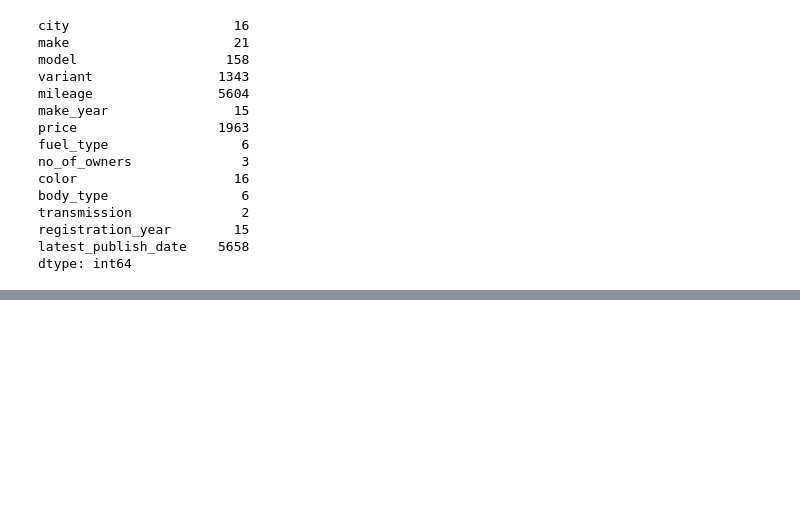
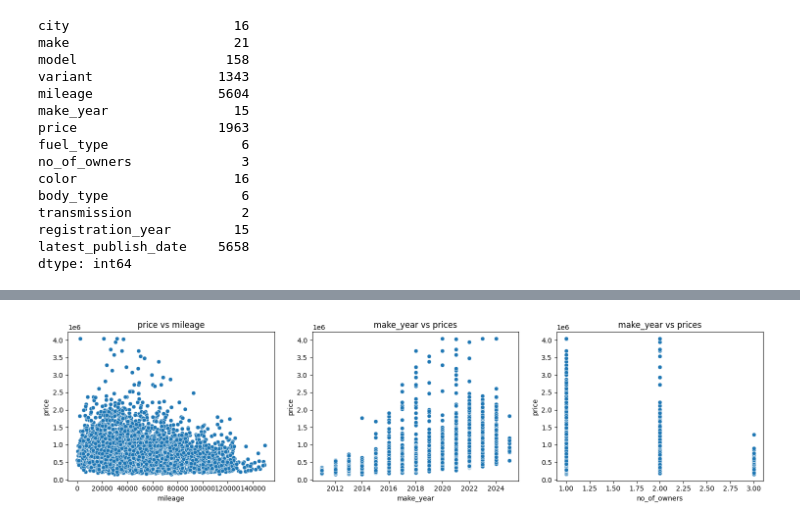
Before and after one commit to paras0583/car_resail_analysis_by_paras0583, a Jupyter notebook: car_data/EDA.ipynb, the cells around one changed output, grey strips where cells are left out. Cells and saved outputs as stored; diff of their text form; code cells hidden in the pictures; blank space fills up the shorter version.

```diff
--- a/car_data/EDA.ipynb
+++ b/car_data/EDA.ipynb
@@ -107,0 +181,18 @@ df.describe()
+# %%
+fig , axs = plt.subplots(1,3,figsize=(15,4))
+# 1st plot price vs the mileage
+sns.scatterplot(x='mileage',y='price',data=df ,ax=axs[0])
+axs[0].set_title("price vs mileage")
+
+# 2nd make_year vs the prices
+sns.scatterplot(x='make_year', y= 'price', data=df , ax=axs[1])
+axs[1].set_title("make_year vs prices")
+
+# 3rd no_of_owners vs the prices
+sns.scatterplot(x='no_of_owners', y= 'price', data=df , ax=axs[2])
+axs[2].set_title("make_year vs prices")
+
+plt.tight_layout()
+plt.show()
+# %% [output]
+[figure, added]
```
Also changed, not shown: parts of 24 cells of this notebook.
